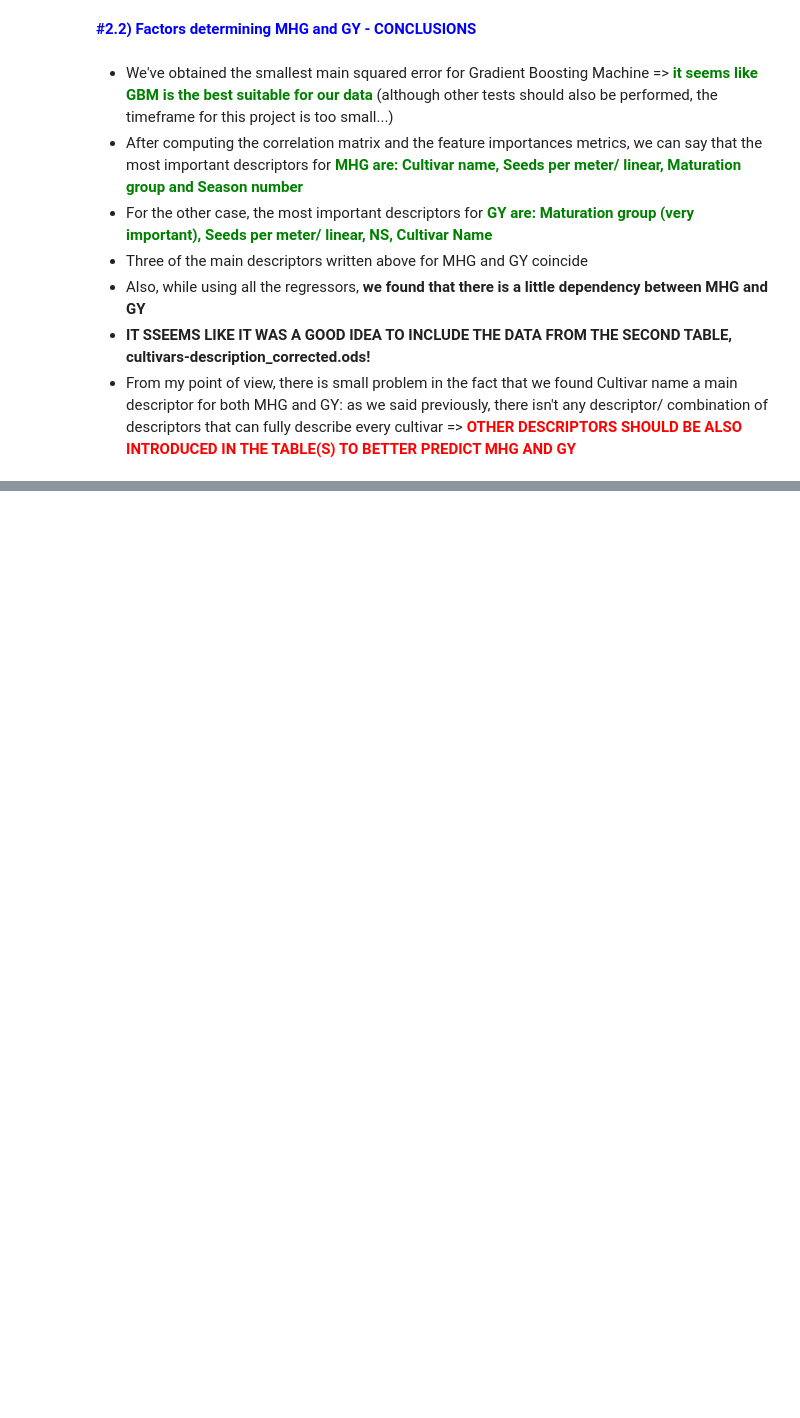
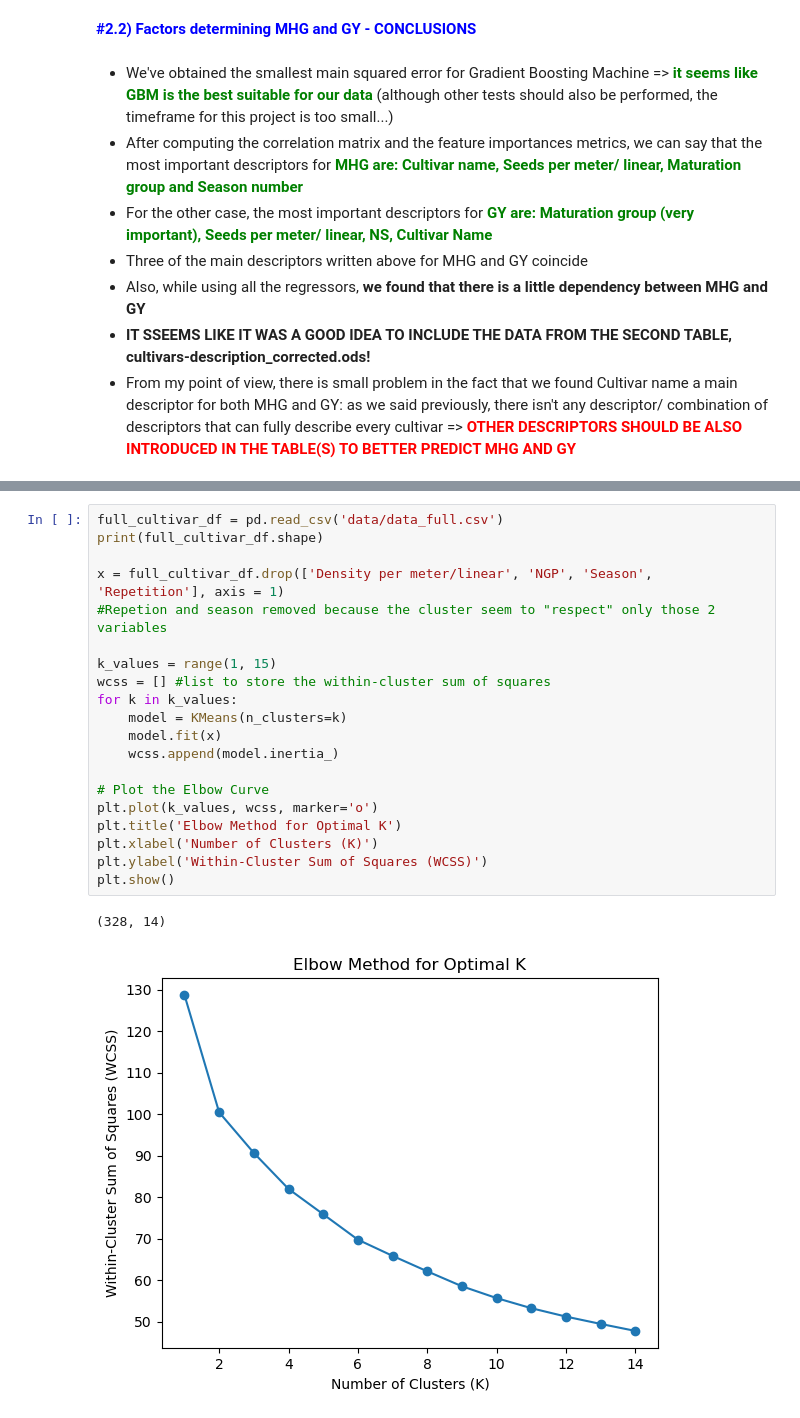
Before and after one commit to Stision/VOIS_ML2024, a Jupyter notebook: main.ipynb, the cells around one changed output, grey strips where cells are left out. Saved outputs shown, nothing was run; the diff lists cells and outputs as text; blank space fills up the shorter version.

```diff
--- a/main.ipynb
+++ b/main.ipynb
@@ -1013,0 +1083,23 @@ Obtained result:
+# %%
+full_cultivar_df = pd.read_csv('data/data_full.csv')
+print(full_cultivar_df.shape)
+
+x = full_cultivar_df.drop(['Density per meter/linear', 'NGP', 'Season', 'Repetition'], axis = 1)
+#Repetion and season removed because the cluster seem to "respect" only those 2 variables
+
+k_values = range(1, 15)
+wcss = [] #list to store the within-cluster sum of squares
+for k in k_values:
+    model = KMeans(n_clusters=k)
+    model.fit(x)
+    wcss.append(model.inertia_)
+
+# Plot the Elbow Curve
+plt.plot(k_values, wcss, marker='o')
+plt.title('Elbow Method for Optimal K')
+plt.xlabel('Number of Clusters (K)')
+plt.ylabel('Within-Cluster Sum of Squares (WCSS)')
+plt.show()
+# %% [output]
+(328, 14)
+[figure, added]
```
Also changed, not shown: parts of 25 cells of this notebook.
